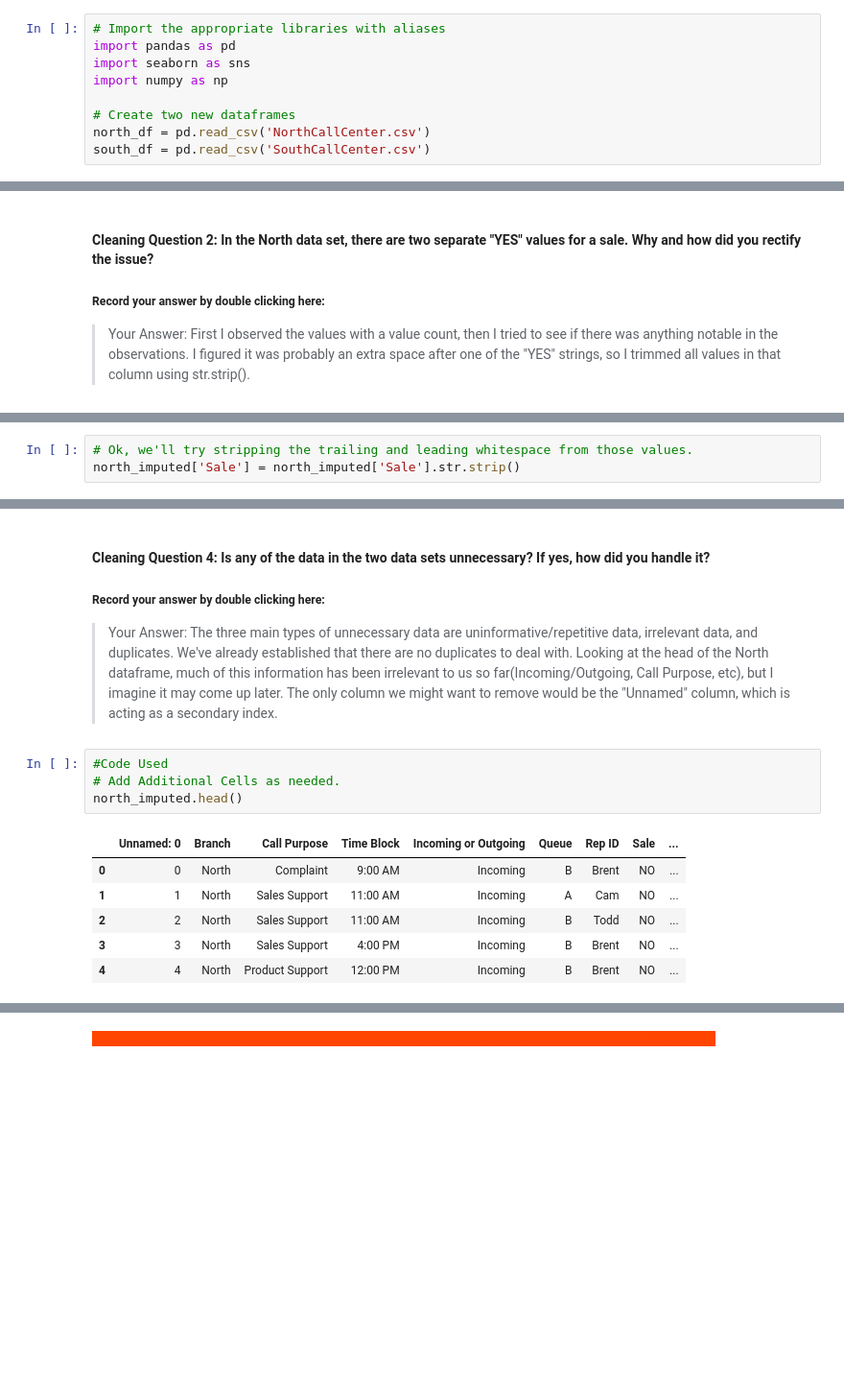
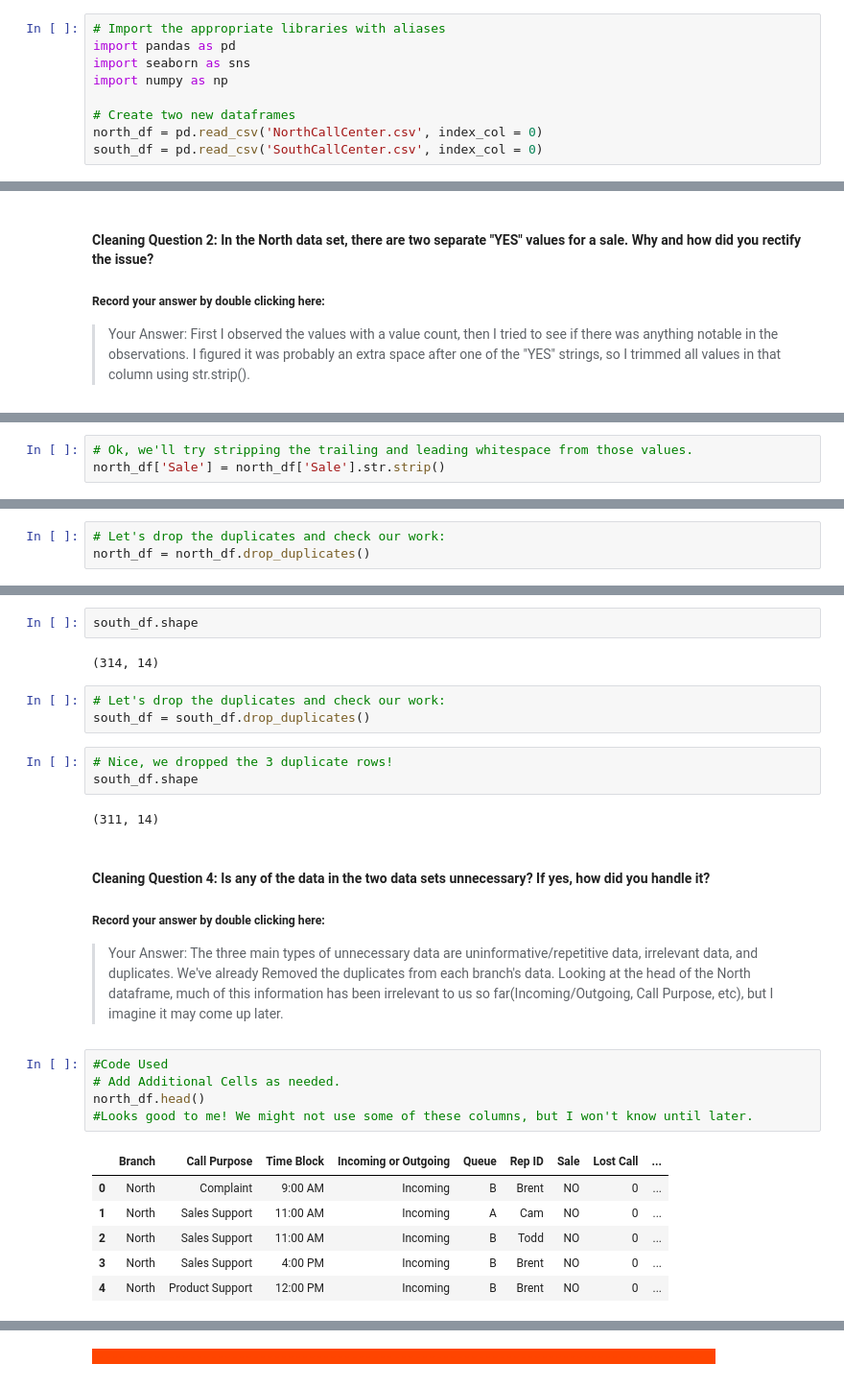
Before and after one commit to alexeherron/call-center-cleanup-assignment, a Jupyter notebook: Call_Center_Cleanup.ipynb, the cells around one changed output, grey strips where cells are left out. Shown at 96% size. Saved outputs shown, nothing was run; the diff lists cells and outputs as text; blank space fills up the shorter version.

```diff
--- a/Call_Center_Cleanup.ipynb
+++ b/Call_Center_Cleanup.ipynb
@@ -36,8 +36,8 @@ import seaborn as sns
 import numpy as np
 
 # Create two new dataframes
-north_df = pd.read_csv('NorthCallCenter.csv')
-south_df = pd.read_csv('SouthCallCenter.csv')
+north_df = pd.read_csv('NorthCallCenter.csv', index_col = 0)
+south_df = pd.read_csv('SouthCallCenter.csv', index_col = 0)
 # %% [markdown]
 <span style="background-color:orangered; color:orangered;">- - - - - - - - - - - - - - - - - - - - - - - - - - - - - - - - - - - - - - - - - - - - - - - - - - - - - - - - - - - - - - - - - - - - - - - - - - - - - - - - - - - - - - - - -</span>
 # %% [markdown]
@@ -251,6 +208,6 @@ YES      6
 Name: Sale, dtype: int64
 # %%
 # Ok, we'll try stripping the trailing and leading whitespace from those values.
-north_imputed['Sale'] = north_imputed['Sale'].str.strip()
+north_df['Sale'] = north_df['Sale'].str.strip()
 # %%
 # Success!
@@ -273,0 +240,3 @@ False
+# %%
+# Let's drop the duplicates and check our work:
+north_df = north_df.drop_duplicates()
@@ -280,15 +260,28 @@ False
+# %%
+south_df.shape
+# %% [output]
+(314, 14)
+# %%
+# Let's drop the duplicates and check our work:
+south_df = south_df.drop_duplicates()
+# %%
+# Nice, we dropped the 3 duplicate rows!
+south_df.shape
+# %% [output]
+(311, 14)
 # %% [markdown]
 #### Cleaning Question 4:  Is any of the data in the two data sets unnecessary? If yes, how did you handle it?
 ##### Record your answer by double clicking here:
-> Your Answer: The three main types of unnecessary data are uninformative/repetitive data, irrelevant data, and duplicates. We've already established that there are no duplicates to deal with. Looking at the head of the North dataframe, much of this information has been irrelevant to us so far(Incoming/Outgoing, Call Purpose, etc), but I imagine it may come up later. The only column we might want to remove would be the "Unnamed" column, which is acting as a secondary index.
+> Your Answer: The three main types of unnecessary data are uninformative/repetitive data, irrelevant data, and duplicates. We've already Removed the duplicates from each branch's data. Looking at the head of the North dataframe, much of this information has been irrelevant to us so far(Incoming/Outgoing, Call Purpose, etc), but I imagine it may come up later.
 # %%
 #Code Used
 # Add Additional Cells as needed.
-north_imputed.head()
+north_df.head()
+#Looks good to me! We might not use some of these columns, but I won't know until later.
 # %% [output]
-|  | Unnamed: 0 | Branch | Call Purpose | Time Block | Incoming or Outgoing | Queue | Rep ID | Sale | ... |
-| 0 | 0 | North | Complaint | 9:00 AM | Incoming | B | Brent | NO | ... |
-| 1 | 1 | North | Sales Support | 11:00 AM | Incoming | A | Cam | NO | ... |
-| 2 | 2 | North | Sales Support | 11:00 AM | Incoming | B | Todd | NO | ... |
-| 3 | 3 | North | Sales Support | 4:00 PM | Incoming | B | Brent | NO | ... |
-| 4 | 4 | North | Product Support | 12:00 PM | Incoming | B | Brent | NO | ... |
+|  | Branch | Call Purpose | Time Block | Incoming or Outgoing | Queue | Rep ID | Sale | Lost Call | ... |
+| 0 | North | Complaint | 9:00 AM | Incoming | B | Brent | NO | 0 | ... |
+| 1 | North | Sales Support | 11:00 AM | Incoming | A | Cam | NO | 0 | ... |
+| 2 | North | Sales Support | 11:00 AM | Incoming | B | Todd | NO | 0 | ... |
+| 3 | North | Sales Support | 4:00 PM | Incoming | B | Brent | NO | 0 | ... |
+| 4 | North | Product Support | 12:00 PM | Incoming | B | Brent | NO | 0 | ... |
```
Also changed, not shown: parts of 45 cells of this notebook.
